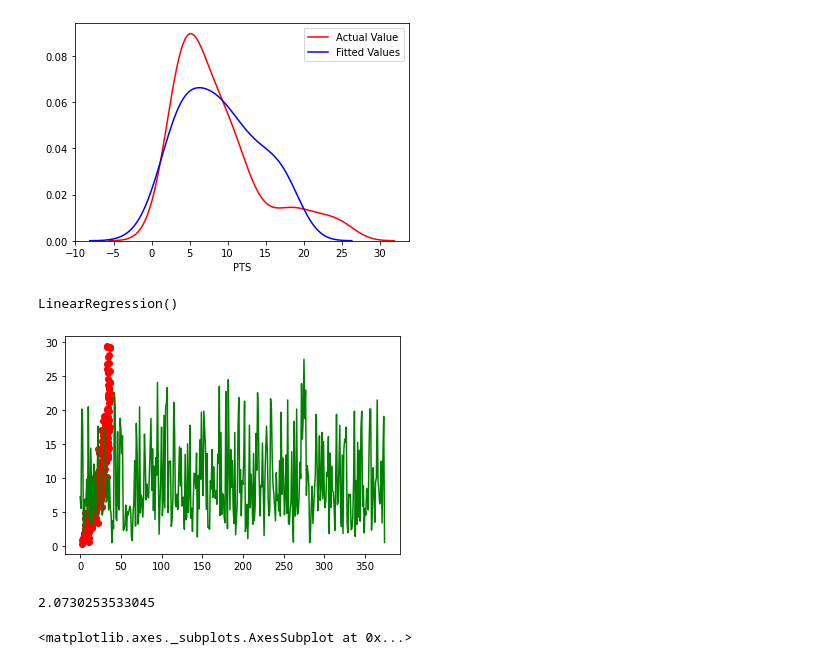
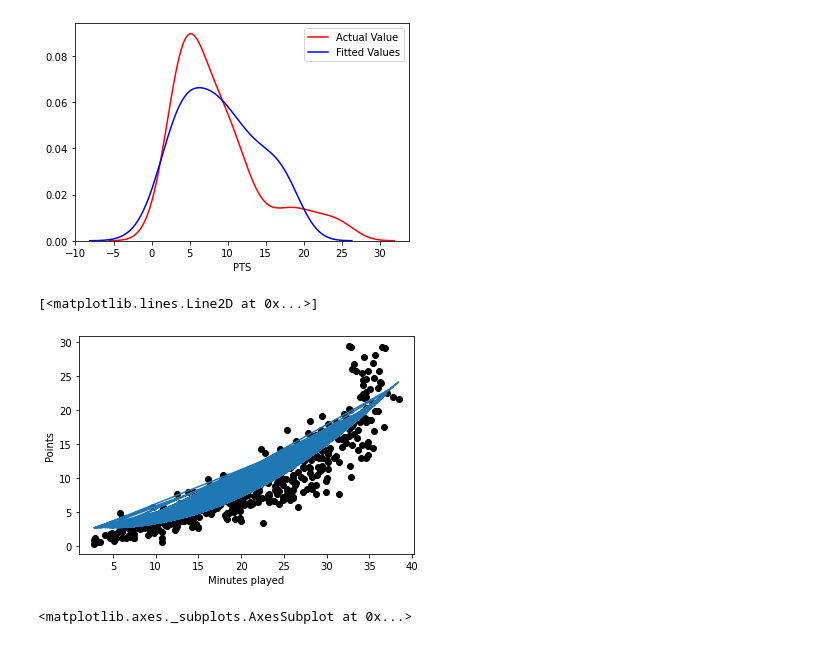
Before and after one commit to MennoCoehoorn/OZNAL, a Jupyter notebook: NBA.ipynb, the cells around one changed output. Drawn from its saved outputs; the diff is of its cells as text; code cells hidden in the pictures.

Commit message:
Doodling with regression

```diff
--- a/NBA.ipynb
+++ b/NBA.ipynb
@@ -851,4 +851,7 @@ sns.distplot(poly_reg_y_predicted, hist=False, color="b", label="Fitted Values"
 [figure]
 # %% [markdown]
 Minutes
+# %%
+X = data[['MP']]
+Y = data['PTS']
 # %%
@@ -888,32 +891,20 @@ sns.distplot(predictedPoints, hist=False, color="b", label="Fitted Values" , ax=
 # %% [output]
 <matplotlib.axes._subplots.AxesSubplot at 0x...>
 [figure]
-# %%
-X, y = data[['MP']], data['PTS']
-poly = PolynomialFeatures(degree=4, include_bias=False)
-X_train_L, X_test_L, y_train_L, y_test_L = train_test_split(X, y, test_size=0.2, random_state=42)
-poly_features = poly.fit_transform(X)
-X_train, X_test, y_train, y_test = train_test_split(poly_features, y, test_size=0.2, random_state=42)
-# %%
-poly_reg_model = linear_model.LinearRegression()
-poly_reg_model.fit(X_train, y_train)
-# %% [output]
-LinearRegression()
-# %%
-plt.scatter(X_train_L, y_train_L, color = "red")
-plt.plot(poly_reg_model.predict(X_train), color = "green")
-#plt.title("Points Based on Minutes Played (Poly - Train)")
-#plt.xlabel("Minutes Played")
-#plt.ylabel("Points")
-plt.show()
-# %% [output]
-[figure, removed]
-# %%
-poly_reg_y_predicted = poly_reg_model.predict(X_test)
-poly_reg_rmse = np.sqrt(mean_squared_error(y_test, poly_reg_y_predicted))
-poly_reg_rmse
-# %% [output]
-2.0730253533045
+# %%
+pre_process = PolynomialFeatures(degree=2)# Transform our x input to 1, x and x^2
+X_poly = pre_process.fit_transform(X)
+# %%
+pr_model = linear_model.LinearRegression()# Fit our preprocessed data to the polynomial regression model
+pr_model.fit(X_poly, y)# Store our predicted Humidity values in the variable y_new
+y_pred = pr_model.predict(X_poly)# Plot our model on our data
+plt.scatter(X, y, c = "black")
+plt.xlabel("Minutes played")
+plt.ylabel("Points")
+plt.plot(X, y_pred)
+# %% [output]
+[<matplotlib.lines.Line2D at 0x...>]
+[figure, added]
 # %%
 ax1 = sns.distplot(y_test, hist=False, color="r", label="Actual Value")
 sns.distplot(poly_reg_y_predicted, hist=False, color="b", label="Fitted Values" , ax=ax1)
```
Also changed, not shown: parts of 2 cells of this notebook.
